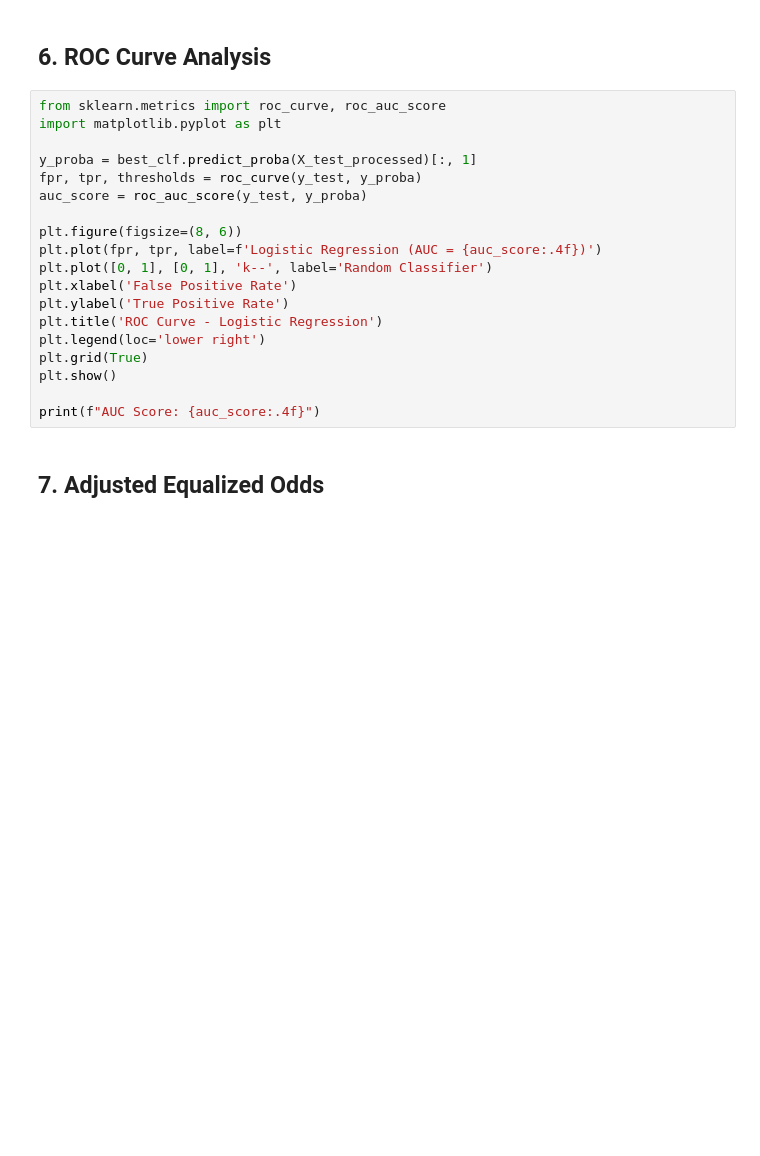
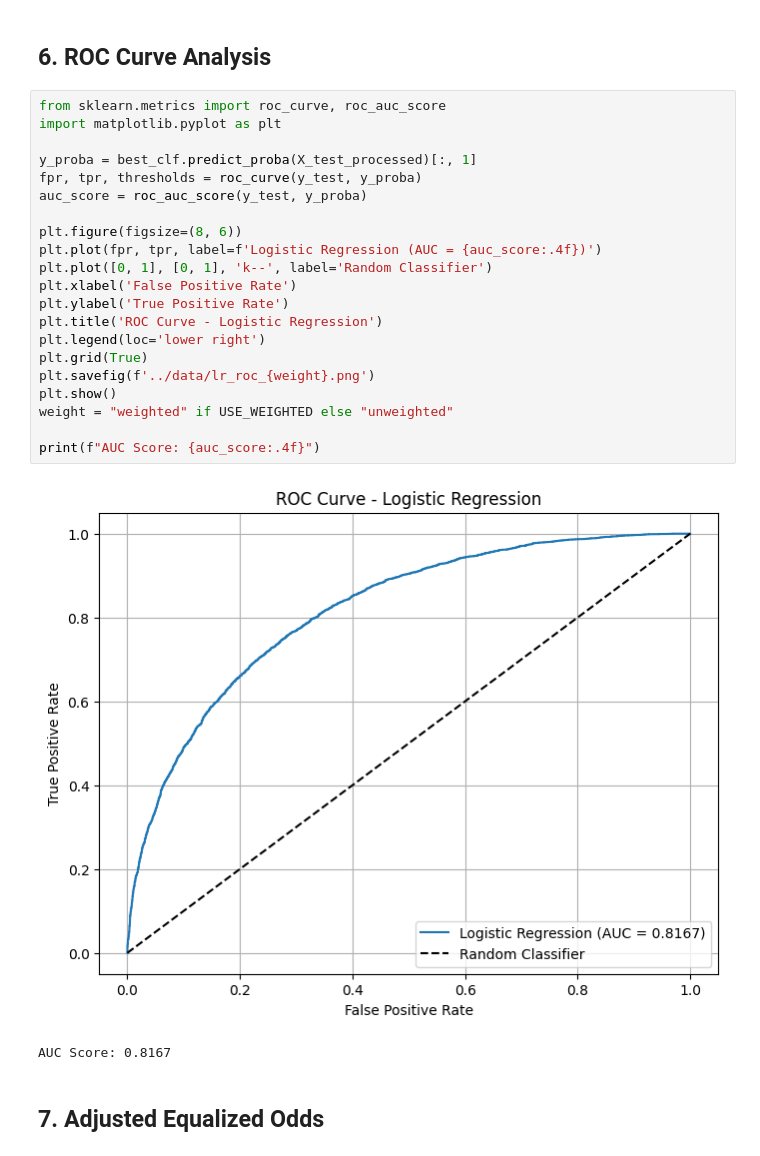
Before and after one commit to nikhilr2907/automated_interview_screening, a Jupyter notebook: src/logistic_regression.ipynb, the cells around one changed output. Drawn from its saved outputs; the diff is of its cells as text; blank space fills up the shorter version.

```diff
--- a/src/logistic_regression.ipynb
+++ b/src/logistic_regression.ipynb
@@ -252,22 +274,27 @@ for group, metrics in results.items():
 # %%
 from sklearn.metrics import roc_curve, roc_auc_score
 import matplotlib.pyplot as plt
 
 y_proba = best_clf.predict_proba(X_test_processed)[:, 1]
 fpr, tpr, thresholds = roc_curve(y_test, y_proba)
 auc_score = roc_auc_score(y_test, y_proba)
 
 plt.figure(figsize=(8, 6))
 plt.plot(fpr, tpr, label=f'Logistic Regression (AUC = {auc_score:.4f})')
 plt.plot([0, 1], [0, 1], 'k--', label='Random Classifier')
 plt.xlabel('False Positive Rate')
 plt.ylabel('True Positive Rate')
 plt.title('ROC Curve - Logistic Regression')
 plt.legend(loc='lower right')
 plt.grid(True)
+plt.savefig(f'../data/lr_roc_{weight}.png')
 plt.show()
+weight = "weighted" if USE_WEIGHTED else "unweighted"
 
 print(f"AUC Score: {auc_score:.4f}")
+# %% [output]
+[figure, added]
+AUC Score: 0.8167
 # %% [markdown]
 ## 7. Adjusted Equalized Odds
 # %%
```
Also changed, not shown: parts of 4 cells of this notebook, 9 other files.
